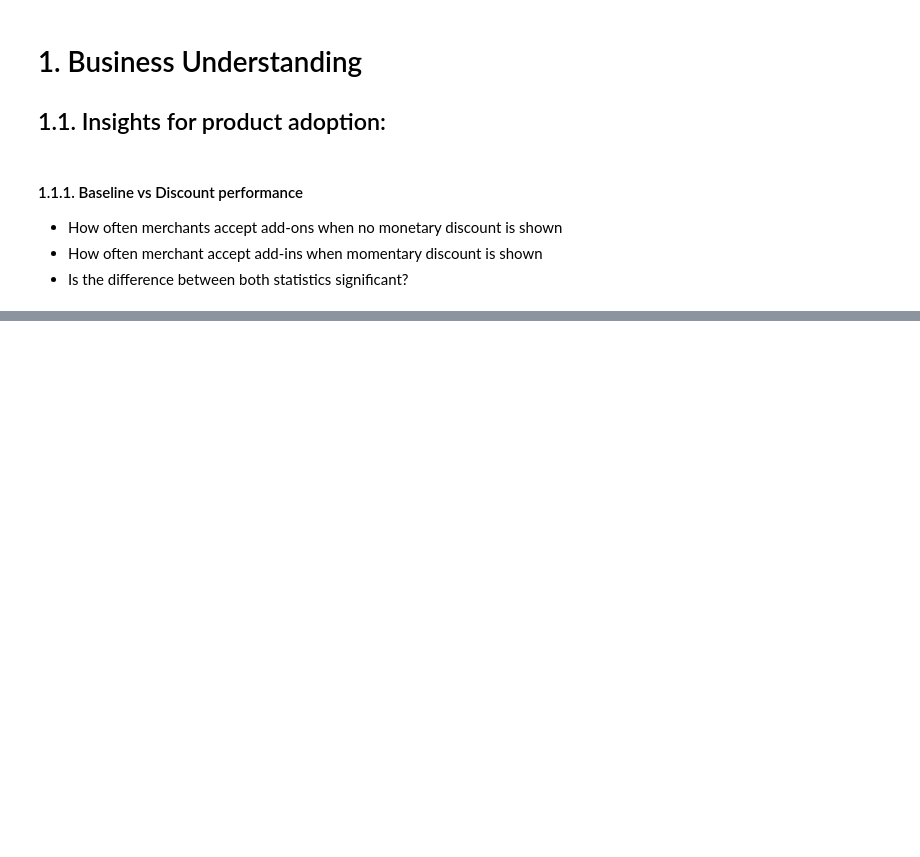
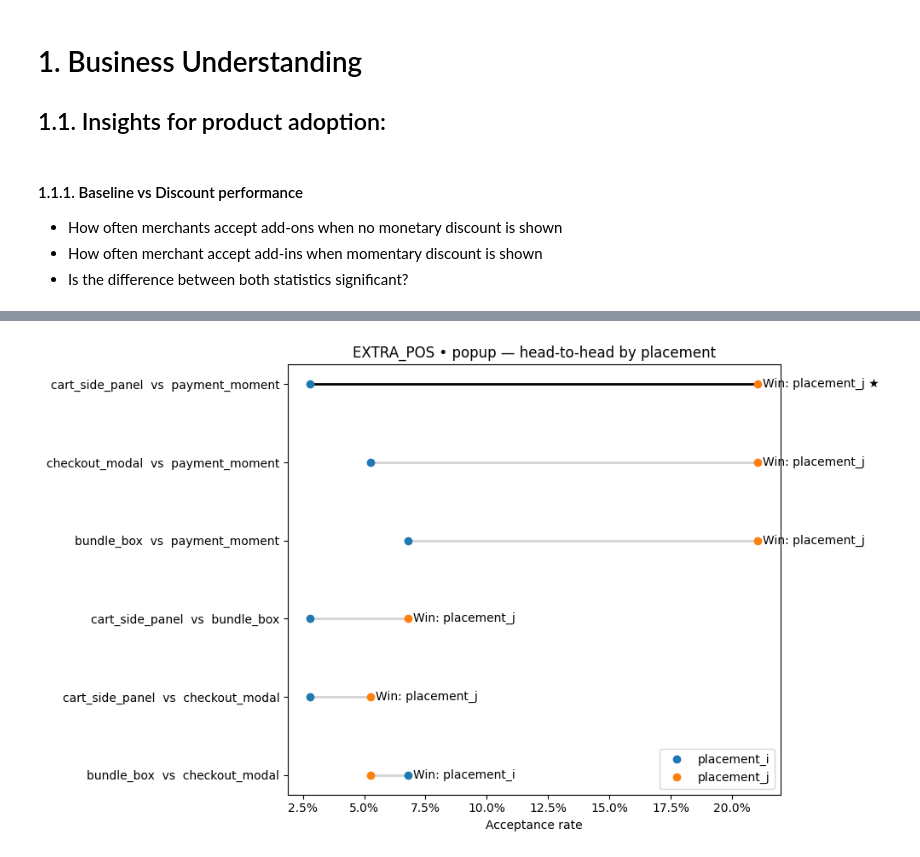
Before and after one commit to mluciacj/applied-data-science-for-business, a Jupyter notebook: ds_lab/cross_sell_lift_payment_services/eda_business_insights.ipynb, the cells around one changed output, grey strips where cells are left out. Drawn from its saved outputs; the diff is of its cells as text; code cells hidden in the pictures; blank space fills up the shorter version.

```diff
--- a/ds_lab/cross_sell_lift_payment_services/eda_business_insights.ipynb
+++ b/ds_lab/cross_sell_lift_payment_services/eda_business_insights.ipynb
@@ -246,0 +445,36 @@ pivot_acceptance_rate_tbl
+# %%
+t = tests_df.copy()
+t["delta"] = t["prob_success_placement_j"] - t["prob_success_placement_i"]
+t["sig"] = t["pvalue"] < 0.05
+t["pair"] = t["placement_i"] + "  vs  " + t["placement_j"]
+
+# focus a slice (change as needed)
+addon = "EXTRA_POS"; inc_type = "popup"
+s = t[(t["addon"]==addon) & (t["incentive_type"]==inc_type)].sort_values("delta")
+
+# --- plot
+fig, ax = plt.subplots(figsize=(10, 6))
+y = np.arange(len(s))
+x_i = s["prob_success_placement_i"].values
+x_j = s["prob_success_placement_j"].values
+
+ax.hlines(y, x_i, x_j, color=np.where(s["sig"], "black", "lightgray"), lw=2)
+ax.plot(x_i, y, "o", label="placement_i")
+ax.plot(x_j, y, "o", label="placement_j")
+
+ax.set_yticks(y)
+ax.set_yticklabels(s["pair"])
+ax.set_xlabel("Acceptance rate")
+ax.set_title(f"{addon} • {inc_type} — head-to-head by placement")
+ax.xaxis.set_major_formatter(mtick.PercentFormatter(1.0))
+ax.legend()
+
+# annotate winner (+ star if significant)
+for i, (xi, xj, sig) in enumerate(zip(x_i, x_j, s["sig"])):
+    win = "placement_j" if xj>xi else "placement_i"
+    ax.text(max(xi, xj)+0.002, i, f"Win: {win}" + (" ★" if sig else ""), va="center")
+
+plt.tight_layout()
+plt.show()
+# %% [output]
+[figure, added]
```
Also changed, not shown: parts of 41 cells of this notebook, 3 other files.
